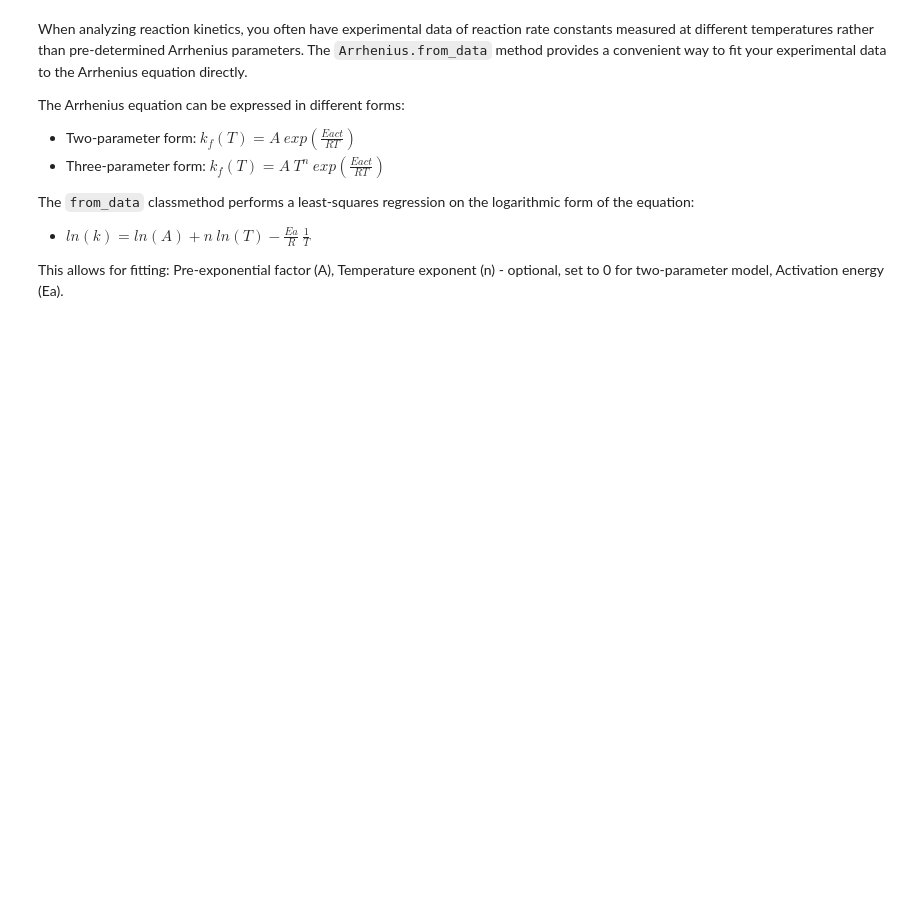
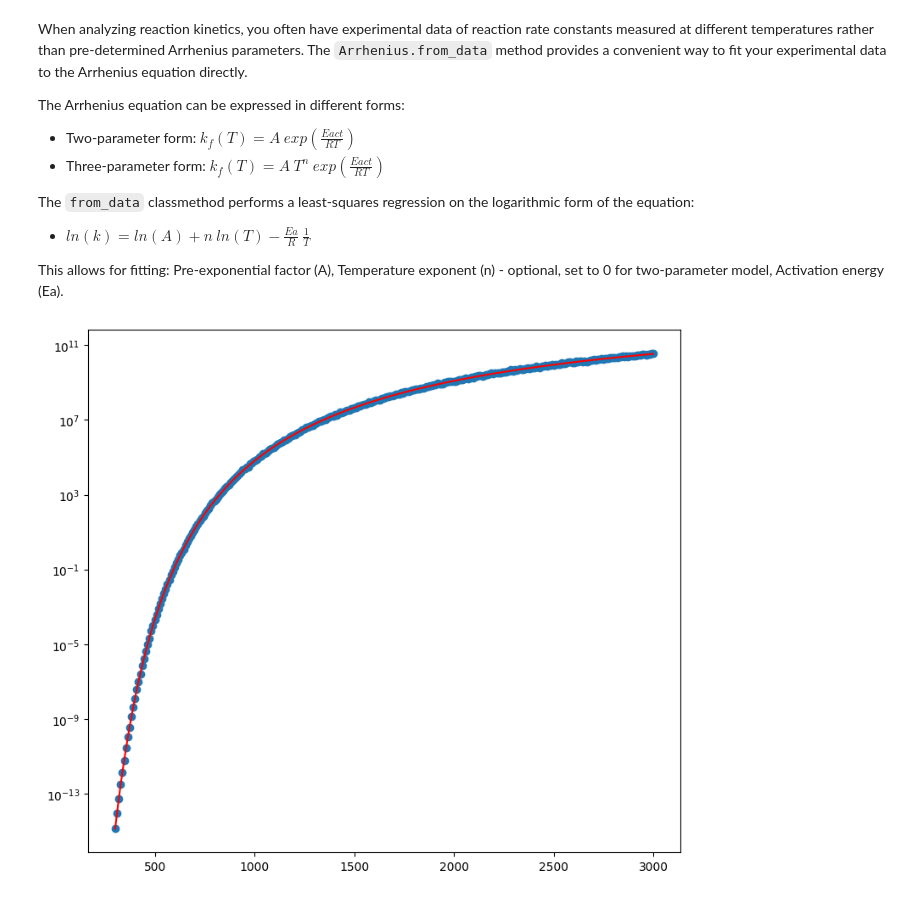
Before and after one commit to tdinelli/diffPLOG2TROE, a Jupyter notebook: examples/Arrhenius.ipynb, the cells around one changed output. Cells and saved outputs as stored; diff of their text form; code cells hidden in the pictures; blank space fills up the shorter version.

```diff
--- a/examples/Arrhenius.ipynb
+++ b/examples/Arrhenius.ipynb
@@ -92,107 +207,46 @@ This allows for fitting: Pre-exponential factor (A), Temperature exponent (n) -
 # --------------------------------------------------------
 # Let's create synthetic data for demonstration
 # --------------------------------------------------------
 A_true = 2.4e12  # cm³/(mol·s)
 n_true = 0.27    # dimensionless
 Ea_true = 38300  # cal/mol
-true_rate_constant = Arrhenius(params=[A_true, n_true, Ea_true])
+true_rate_constant = Arrhenius(parameters=[A_true, n_true, Ea_true])
 def simulate_rxn_data():
     temps = jnp.array([900, 1000, 1100, 1200, 1300, 1400, 1500, 1600, 1700, 1800])
+    temps = jnp.linspace(300, 3000, 300)
     rates = true_rate_constant.kinetic_constant(temps)
 
     # Add experimental noise (5% random error)
     np.random.seed(42)
     noisy_rates = rates * (1 + 0.05 * np.random.randn(len(temps)))
     return temps, noisy_rates
 
 # --------------------------------------------------------
 # Generate experimental data with 5% noise
 # --------------------------------------------------------
 temps, rates = simulate_rxn_data()
 
 # --------------------------------------------------------
 # Fit the data using Arrhenius.from_data with both 2 and 3 parameters
 # --------------------------------------------------------
-rxn_3param = Arrhenius.from_data(
-    rates=rates,
-    temps=temps,
+three_parameters_fit, fit_results = Arrhenius.from_data(
+    rate_constant=rates,
+    temperature=temps,
     three_params=True
 )
 
-rxn_2param = Arrhenius.from_data(
-    rates=rates,
-    temps=temps,
-    three_params=False
-)
+T = jnp.linspace(300, 3000, 300)
+k_fitted = three_parameters_fit.kinetic_constant(T)
 
-# --------------------------------------------------------
-# Extract parameters from both fits
-# --------------------------------------------------------
-A3, n3, Ea3 = rxn_3param.get_parameters()
-A2, n2, Ea2 = rxn_2param.get_parameters()
+fig, ax = plt.subplots(1, 1, figsize=(9, 8))
 
-# --------------------------------------------------------
-# Print results
-# --------------------------------------------------------
-print("\nTrue Arrhenius parameters:")
-print(f"A = {A_true:.4e} cm³/(mol·s)")
-print(f"n = {n_true:.4f}")
-print(f"Ea = {Ea_true:.1f} cal/mol")
+ax.scatter(temps, rates)
+ax.plot(T, k_fitted, "r")
+ax.set_yscale("log")
+plt.show()
 
-print("\n3-parameter model fit:")
-print(f"A = {A3:.4e} cm³/(mol·s)")
-print(f"n = {n3:.4f}")
-print(f"Ea = {Ea3:.1f} cal/mol")
-
-print("\n2-parameter model fit:")
-print(f"A = {A2:.4e} cm³/(mol·s)")
-print(f"n = {n2:.4f}")  # Should be close to 0
-print(f"Ea = {Ea2:.1f} cal/mol")
-
-# Create plot to visualize fits
-T_range = jnp.linspace(800, 2000, 100)
-
-true_k = true_rate_constant.kinetic_constant(T_range)
-fit3_k = rxn_3param.kinetic_constant(T_range)
-fit2_k = rxn_2param.kinetic_constant(T_range)
-
-plt.figure(figsize=(9, 5))
-
-# Arrhenius plot (log(k) vs 1/T)
-plt.subplot(1, 2, 1)
-plt.plot(1000/T_range, jnp.log10(true_k), 'r-', linewidth=2, label='True Model')
-plt.plot(1000/T_range, jnp.log10(fit3_k), 'g--', linewidth=2, label='3-parameter Fit')
-plt.plot(1000/T_range, jnp.log10(fit2_k), 'b:', linewidth=2, label='2-parameter Fit')
-plt.plot(1000/temps, jnp.log10(rates), 'ko', markersize=8, label='Experimental Data')
-plt.xlabel('1000/T (K^-1)', fontsize=12)
-plt.ylabel('log(k)', fontsize=12)
-plt.title('Arrhenius Plot', fontsize=14)
-plt.legend(fontsize=12)
-plt.grid(True, alpha=0.3)
-
-# Rate constants vs T
-plt.subplot(1, 2, 2)
-plt.plot(T_range, true_k, 'r-', linewidth=2, label='True Model')
-plt.plot(T_range, fit3_k, 'g--', linewidth=2, label='3-parameter Fit')
-plt.plot(T_range, fit2_k, 'b:', linewidth=2, label='2-parameter Fit')
-plt.plot(temps, rates, 'ko', markersize=8, label='Experimental Data')
-plt.xlabel('Temperature (K)', fontsize=12)
-plt.ylabel('Rate Constant (cm³/mol·s)', fontsize=12)
-plt.title('Rate Constants vs Temperature', fontsize=14)
-plt.legend(fontsize=12)
-plt.grid(True, alpha=0.3)
-
-plt.tight_layout()
-
-
-# Calculate mean relative error to quantify fit quality
-def mean_rel_error(y_true, y_pred):
-    return jnp.mean(jnp.abs((y_true - y_pred) / y_true)) * 100
-
-error_3param = mean_rel_error(rates, rxn_3param.kinetic_constant(temps))
-error_2param = mean_rel_error(rates, rxn_2param.kinetic_constant(temps))
-
-print("\nFit quality:")
-print(f"Mean relative error (3-parameter): {error_3param:.2f}%")
-print(f"Mean relative error (2-parameter): {error_2param:.2f}%")
+# Usage with your data:
+true_params = [A_true, n_true, Ea_true]  # Your known true values
+analysis = analyze_fit_results(three_parameters_fit, fit_results, temps, rates, true_params)
 # %% [output]
+[figure, new version]
```
Also changed, not shown: parts of 5 cells of this notebook, 14 other files.
